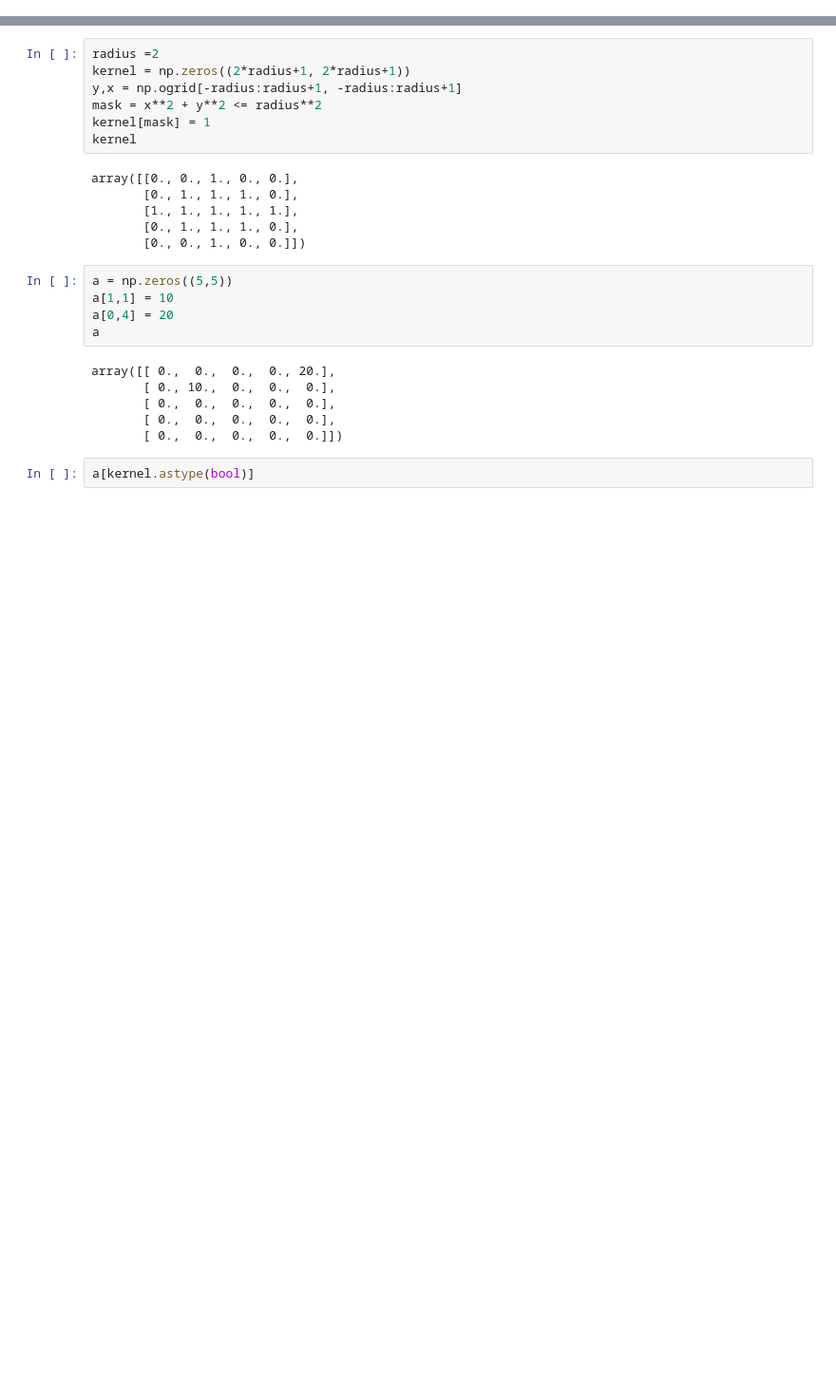
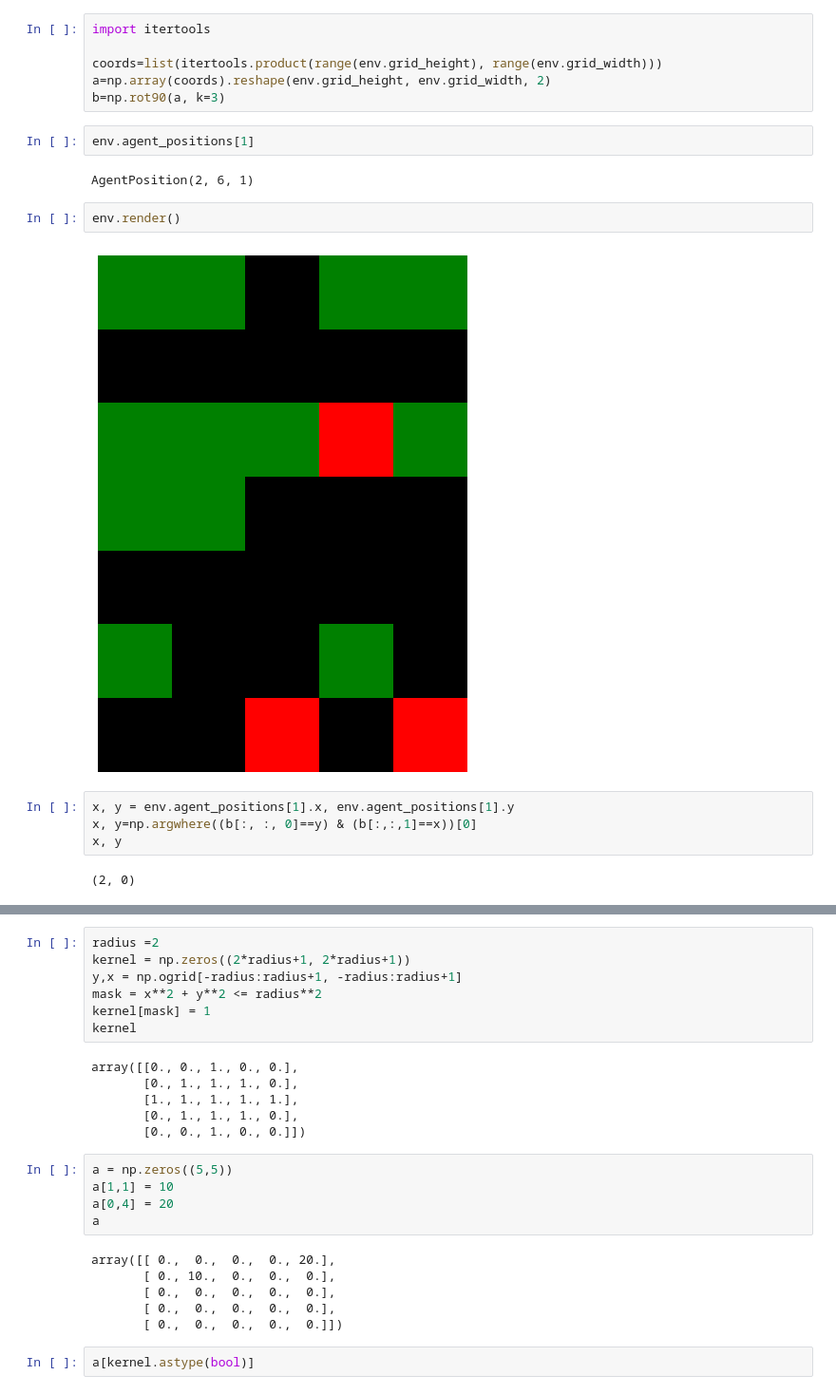
Before and after one commit to Wadaboa/cpr-appropriation, a Jupyter notebook: cpr.ipynb, the cells around one changed output, grey strips where cells are left out. Shown: that part at 95% size. Saved outputs shown, nothing was run; the diff lists cells and outputs as text; blank space fills up the shorter version.

```diff
--- a/cpr.ipynb
+++ b/cpr.ipynb
@@ -0,0 +90,20 @@
+# %%
+import itertools
+
+coords=list(itertools.product(range(env.grid_height), range(env.grid_width)))
+a=np.array(coords).reshape(env.grid_height, env.grid_width, 2)
+b=np.rot90(a, k=3)
+# %%
+env.agent_positions[1]
+# %% [output]
+AgentPosition(2, 6, 1)
+# %%
+env.render()
+# %% [output]
+[figure, added]
+# %%
+x, y = env.agent_positions[1].x, env.agent_positions[1].y
+x, y=np.argwhere((b[:, :, 0]==y) & (b[:,:,1]==x))[0]
+x, y
+# %% [output]
+(2, 0)
```
Also changed, not shown: parts of 27 cells of this notebook, 4 other files.
